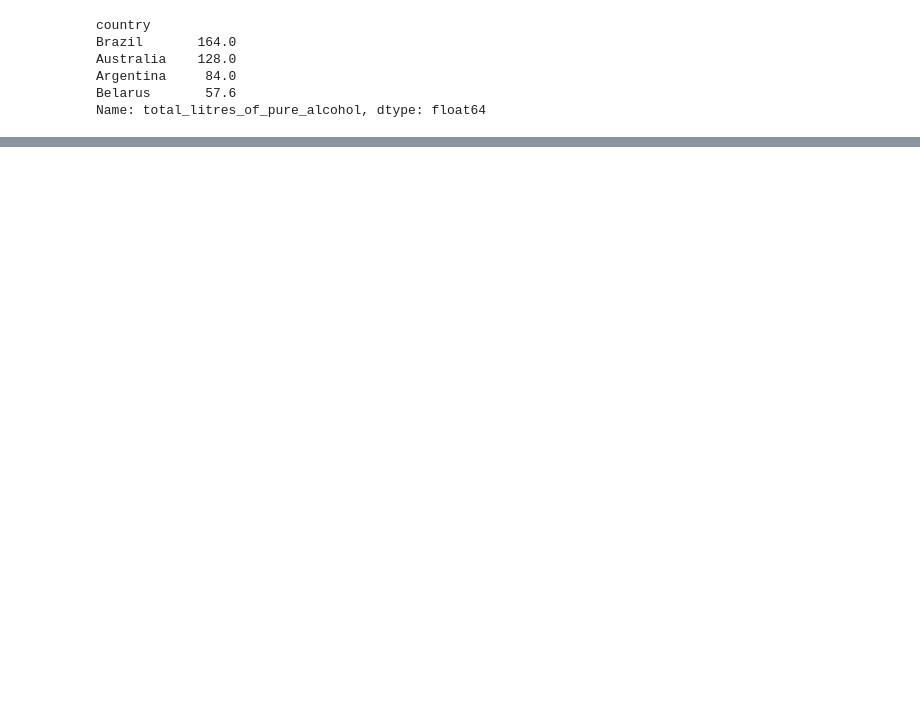
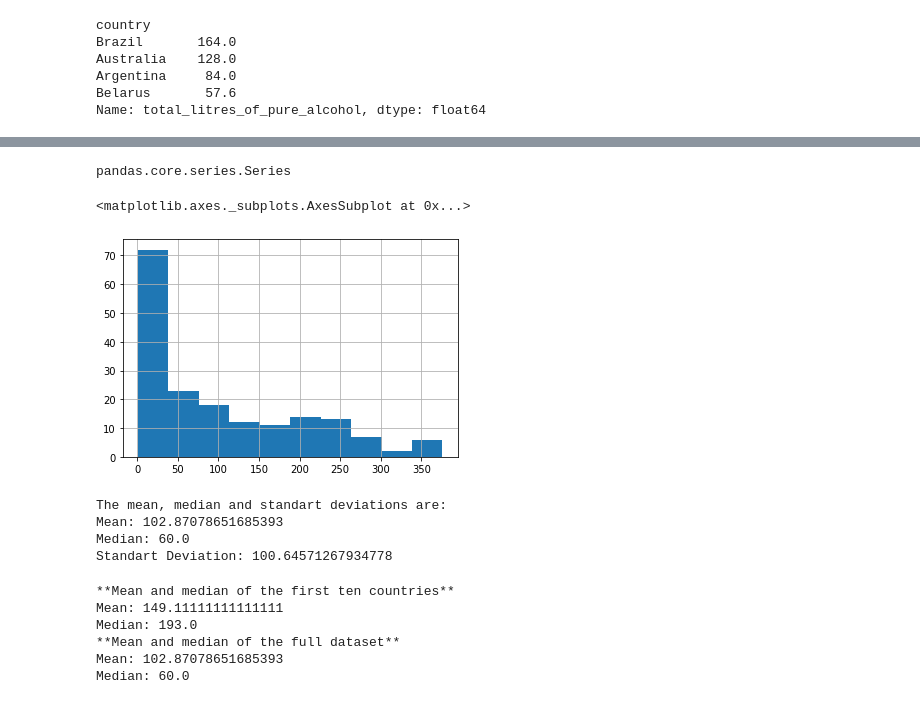
Before and after one commit to FernandoLajus/Estudos_em_python, a Jupyter notebook: Bootcamp_V2.ipynb, the cells around one changed output, grey strips where cells are left out. Cells and saved outputs as stored; diff of their text form; code cells hidden in the pictures; blank space fills up the shorter version.

```diff
--- a/Bootcamp_V2.ipynb
+++ b/Bootcamp_V2.ipynb
@@ -665,0 +642,7 @@ Name: total_litres_of_pure_alcohol, dtype: float64
+# %%
+beers_ds = pd.read_csv('drinks.csv',index_col=['country'],usecols=['country','beer_servings'],squeeze=True)
+beers = pd.Series(beers_ds)
+# %%
+type(beers)
+# %% [output]
+pandas.core.series.Series
@@ -665,0 +654,23 @@ Name: total_litres_of_pure_alcohol, dtype: float64
+# %%
+beers.hist() #The distribution is left skewed, meaning it will have a bigger mean than a median
+# %% [output]
+<matplotlib.axes._subplots.AxesSubplot at 0x...>
+[figure, added]
+# %%
+#We can confirm such conclusion in the following
+print(f'The mean, median and standart deviations are:\nMean: {beers.mean()}\nMedian: {beers.median()}\nStandart Deviation: {beers.std()}')
+# %% [output]
+The mean, median and standart deviations are:
+Mean: 102.87078651685393
+Median: 60.0
+Standart Deviation: 100.64571267934778
+# %%
+#Slice the first 10 countries. Are theses relatively large or small to the rest of the sample. Compare the mean and the median
+print(f'**Mean and median of the first ten countries**\nMean: {beers.iloc[:10].mean()}\nMedian: {beers.iloc[:10].median()}\n**Mean and median of the full dataset**\nMean: {beers.mean()}\nMedian: {beers.median()}')
+# %% [output]
+**Mean and median of the first ten countries**
+Mean: 149.11111111111111
+Median: 193.0
+**Mean and median of the full dataset**
+Mean: 102.87078651685393
+Median: 60.0
```
Also changed, not shown: parts of 10 cells of this notebook.
